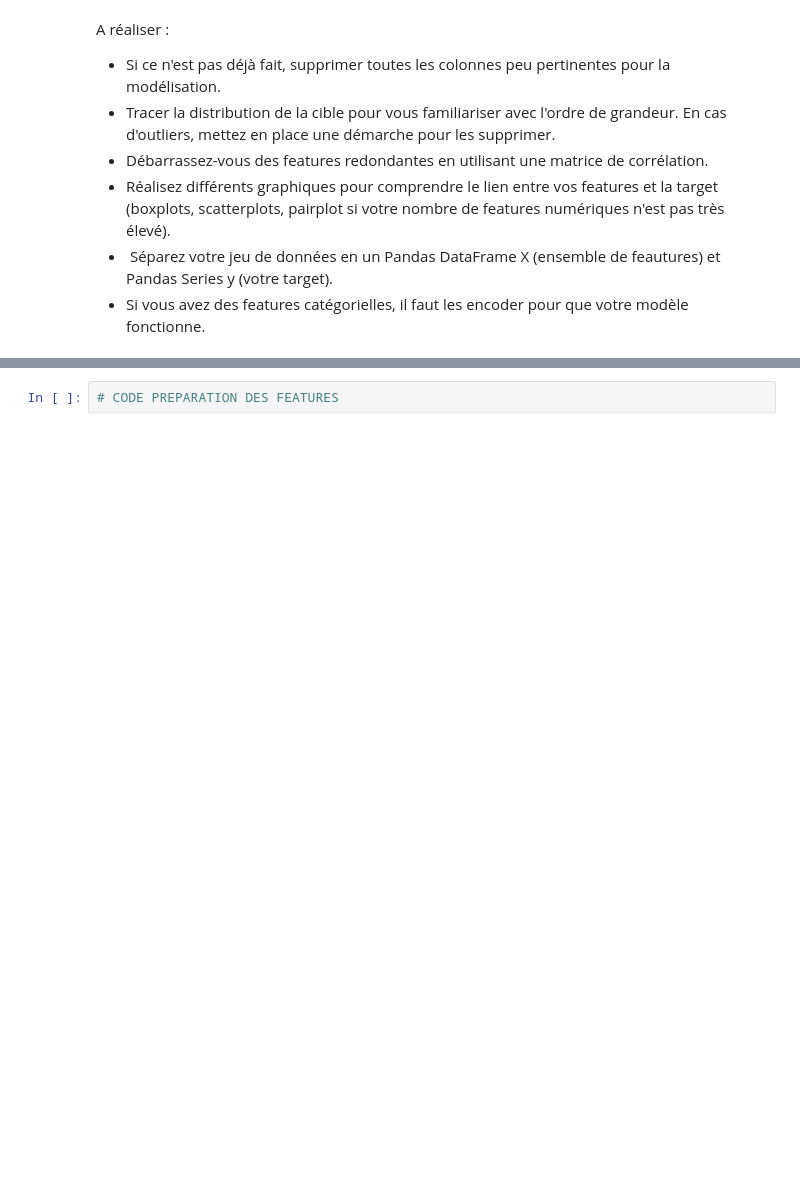
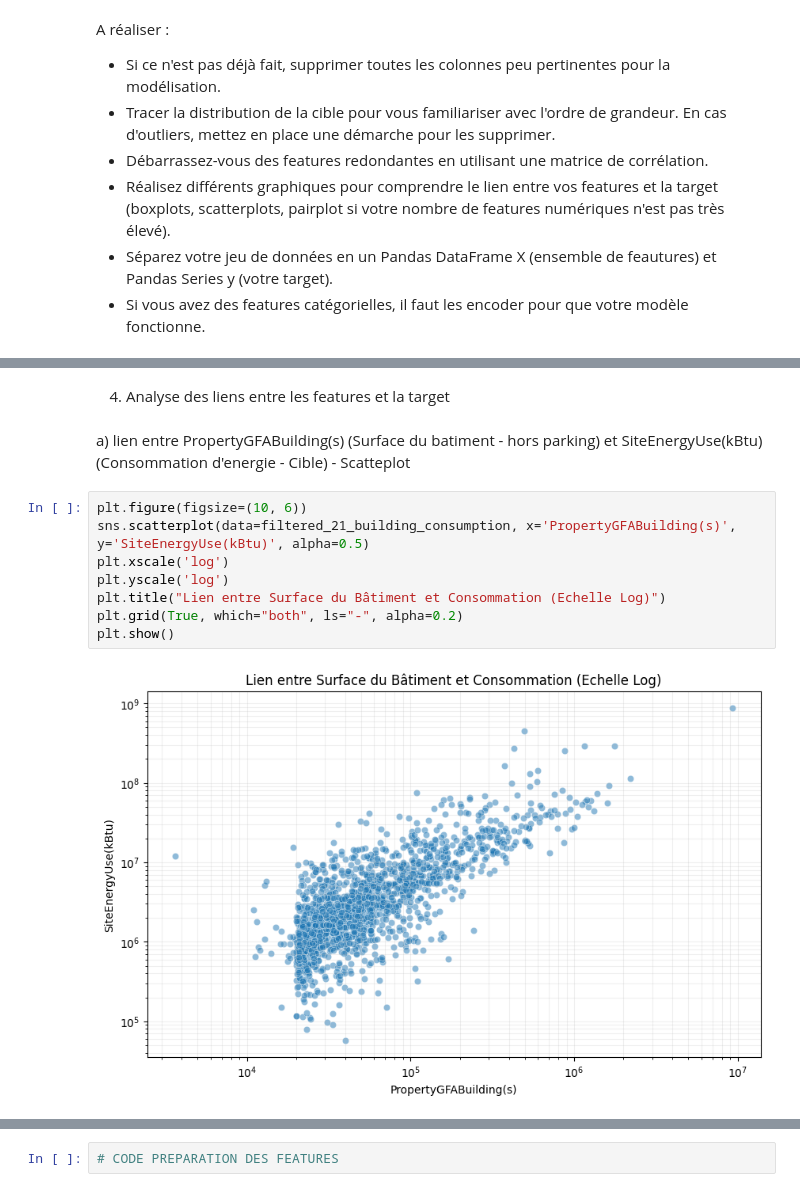
Before and after one commit to AxelFB1992/projet6, a Jupyter notebook: template_modelisation_supervisee.ipynb, the cells around one changed output, grey strips where cells are left out. Drawn from its saved outputs; the diff is of its cells as text; blank space fills up the shorter version.

```diff
--- a/template_modelisation_supervisee.ipynb
+++ b/template_modelisation_supervisee.ipynb
@@ -1628,0 +1880,14 @@ A réaliser :
+# %% [markdown]
+4) Analyse des liens entre les features et la target
+# %% [markdown]
+a) lien entre PropertyGFABuilding(s) (Surface du batiment - hors parking) et SiteEnergyUse(kBtu) (Consommation d'energie - Cible) - Scatteplot
+# %%
+plt.figure(figsize=(10, 6))
+sns.scatterplot(data=filtered_21_building_consumption, x='PropertyGFABuilding(s)', y='SiteEnergyUse(kBtu)', alpha=0.5)
+plt.xscale('log')
+plt.yscale('log')
+plt.title("Lien entre Surface du Bâtiment et Consommation (Echelle Log)")
+plt.grid(True, which="both", ls="-", alpha=0.2)
+plt.show()
+# %% [output]
+[figure, added]
```
Also changed, not shown: parts of 34 cells of this notebook.
